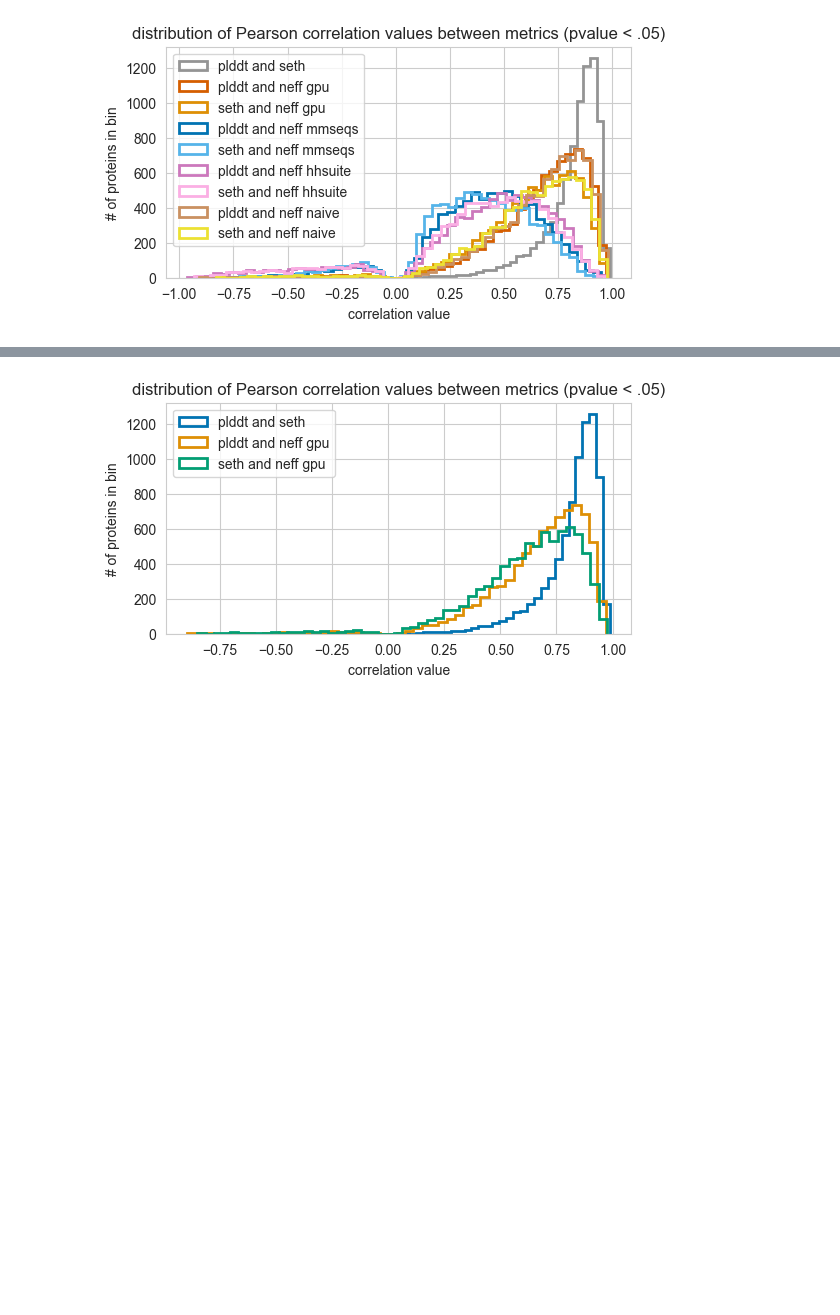
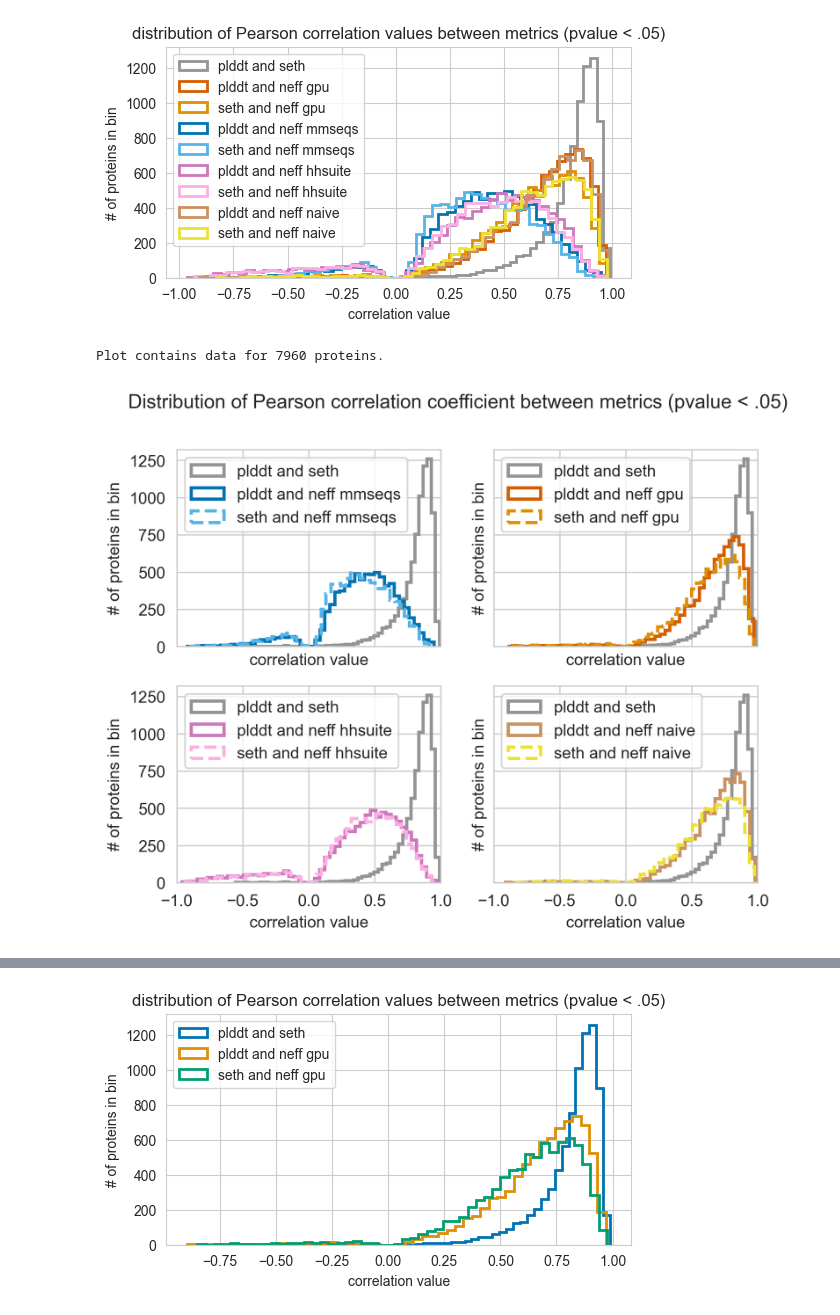
Before and after one commit to neftlon/af2-plddt-contextualized, a Jupyter notebook: scripts/proteomewide.ipynb, the cells around one changed output, grey strips where cells are left out. Saved outputs shown, nothing was run; the diff lists cells and outputs as text; code cells hidden in the pictures; blank space fills up the shorter version.

```diff
--- a/scripts/proteomewide.ipynb
+++ b/scripts/proteomewide.ipynb
@@ -385,6 +391,33 @@ plt.legend(loc="upper left");
 # %% [output]
 Plot contains data for 7960 proteins.
 [figure]
+# %%
+pairs = {
+    (0,1): {("plddt","seth"):colors[-3], ("plddt","neff gpu"):colors[3], ("seth","neff gpu"):colors[1],},
+    (0,0): {("plddt","seth"):colors[-3], ("plddt","neff mmseqs"):colors[0], ("seth","neff mmseqs"):colors[-1],},
+    (1,0): {("plddt","seth"):colors[-3], ("plddt","neff hhsuite"):colors[4], ("seth","neff hhsuite"):colors[6],},
+    (1,1): {("plddt","seth"):colors[-3], ("plddt","neff naive"):colors[5], ("seth","neff naive"):colors[8],}
+}
+l = ['solid', 'solid', 'dashed']
+fig, ax = plt.subplots(2, 2, sharex=True, sharey=True)
+fig.suptitle("Distribution of Pearson correlation coefficient between metrics (pvalue < .05)")
+pearson_corrstack = torch.stack(tuple(pearson_corrs.values()))
+print(f"Plot contains data for {pearson_corrstack.shape[0]} proteins.")
+for a in ax.flatten():
+    a.set_xlim(-1,1)
+fig.set_dpi(300)
+for x,y in [(0,0),(0,1),(1,0),(1,1)]:
+    for i,(p,c) in enumerate(pairs[(x,y)].items()):
+        s1,s2 = p
+        id1,id2 = score2id[s1],score2id[s2]
+
+        ax[x,y].hist(pearson_corrstack[:,id1,id2].sort()[0],bins=50,label="%s and %s" % p,histtype="step",lw=2,color=c,linestyle=l[i])
+    ax[x,y].set_xlabel("correlation value")
+    ax[x,y].set_ylabel("# of proteins in bin")
+    ax[x,y].legend(loc="upper left")
+# %% [output]
+Plot contains data for 7960 proteins.
+[figure, added]
 # %%
 pairs = {
     ("plddt","seth"):colors[-3],
```
Also changed, not shown: parts of 9 cells of this notebook.
